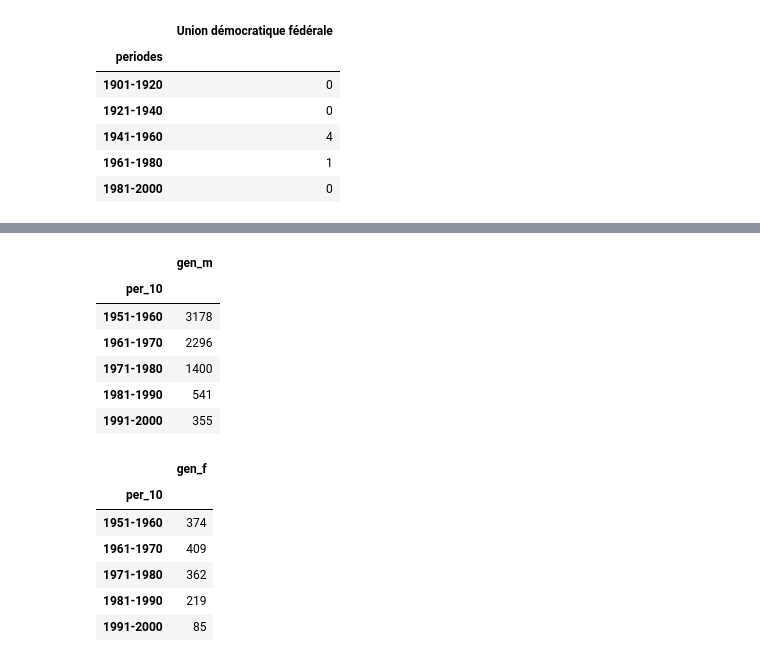
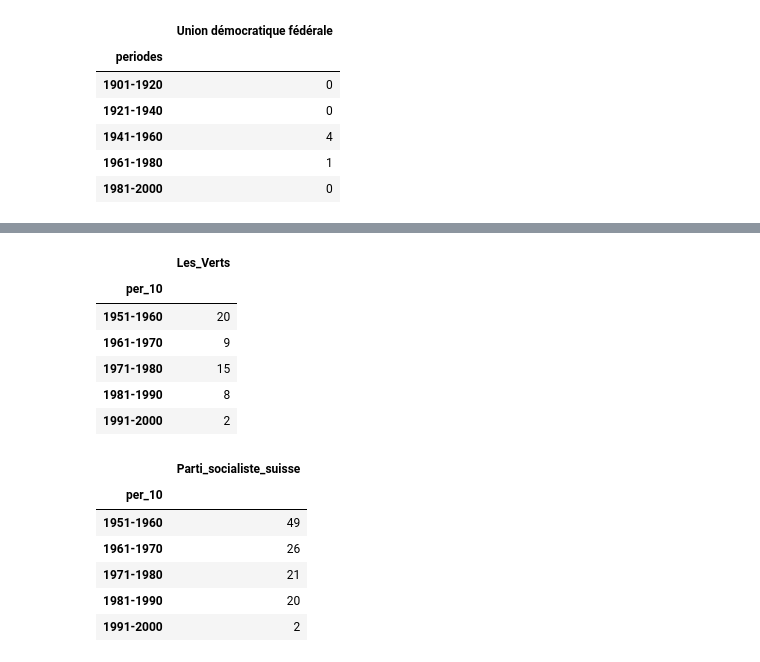
Before and after one commit to tbu02/swiss_national_council, a Jupyter notebook: notebooks_jupyter/wdt_distribution_partis_triplestore.ipynb, the cells around one changed output, grey strips where cells are left out. Saved outputs shown, nothing was run; the diff lists cells and outputs as text; code cells hidden in the pictures.

```diff
--- a/notebooks_jupyter/wdt_distribution_partis_triplestore.ipynb
+++ b/notebooks_jupyter/wdt_distribution_partis_triplestore.ipynb
@@ -129,17 +129,17 @@ def code_politicalparty(pp_uri):
     if pp_uri == 'http://www.wikidata.org/entity/Q13850128':
         a = 'Parti radical-démocratique'
     elif pp_uri =='http://www.wikidata.org/entity/Q303745':
-        a = 'Parti socialiste suisse'
+        a = 'Parti_socialiste_suisse'
     elif pp_uri =='http://www.wikidata.org/entity/Q659461':
-        a = 'Parti démocrate-chrétien'
+        a = 'Parti_démocrate_chrétien'
     elif pp_uri =='http://www.wikidata.org/entity/Q385258':
-        a = 'Union démocratique du centre'
+        a = 'Union_démocratique_du_centre'
     elif pp_uri =='http://www.wikidata.org/entity/Q202638':
-        a = 'Parti libéral-radical'
+        a = 'Parti_libéral_radical'
     elif pp_uri =='http://www.wikidata.org/entity/Q667785':
         a = 'Parti libéral suisse'
     elif pp_uri =='http://www.wikidata.org/entity/Q100934025':
-        a = 'Le centre'
+        a = 'Le_centre'
     elif pp_uri =='http://www.wikidata.org/entity/Q477228':
         a = 'Parti des paysans, artisans et indépendants'
     elif pp_uri =='http://www.wikidata.org/entity/Q667718':
@@ -155,7 +155,7 @@ def code_politicalparty(pp_uri):
     elif pp_uri =='http://www.wikidata.org/entity/Q667836':
         a = 'Union démocratique fédérale'
     elif pp_uri =='http://www.wikidata.org/entity/Q659739':
-        a = 'Les Verts'
+        a = 'Les_Verts'
     elif pp_uri =='http://www.wikidata.org/entity/Q545900':
         a = 'Vertlibéraux'
     else:
@@ -554,4 +554,4 @@ on restraint la période analysée à l'époque contemporaine et on affine avec
 # %%
-l_10 = list(range(1781, 2010, 10))
+l_10 = list(range(1941, 2010, 10))
 print(l_10[:5],l_10[-5:])
 # %% [output]
@@ -576,26 +576,26 @@ cdf_p.head(3)
 # %%
-### On regroupe par genre comme ci-dessus
-gender_m_10 = pd.DataFrame(cdf_p[(cdf_p.genCode == 'M') & (cdf_p.birthYear > 1850)].groupby('per_10').size())
-gender_m_10.columns = ['gen_m']
-gender_m_10.tail()
+### On regroupe par parti comme ci-dessus
+pp_v_10 = pd.DataFrame(cdf_p[(cdf_p.ppCode == 'Les_Verts') & (cdf_p.birthYear > 1850)].groupby('per_10', observed=False).size())
+pp_v_10.columns = ['Les_Verts']
+pp_v_10.tail()
 # %% [output]
-|  | gen_m |
+|  | Les_Verts |
 | per_10 |  |
-| 1951-1960 | 3178 |
-| 1961-1970 | 2296 |
-| 1971-1980 | 1400 |
-| 1981-1990 | 541 |
-| 1991-2000 | 355 |
+| 1951-1960 | 20 |
+| 1961-1970 | 9 |
+| 1971-1980 | 15 |
+| 1981-1990 | 8 |
+| 1991-2000 | 2 |
 # %%
 ### Idem
-gender_f_10 = pd.DataFrame(cdf_p[(cdf_p.genCode == 'F')& (cdf_p.birthYear > 1850)].groupby('per_10').size())
-gender_f_10.columns = ['gen_f']
-gender_f_10.tail()
+pp_pss_10 = pd.DataFrame(cdf_p[(cdf_p.ppCode == 'Parti_socialiste_suisse') & (cdf_p.birthYear > 1850)].groupby('per_10', observed=False).size())
+pp_pss_10.columns = ['Parti_socialiste_suisse']
+pp_pss_10.tail()
 # %% [output]
-|  | gen_f |
+|  | Parti_socialiste_suisse |
 | per_10 |  |
-| 1951-1960 | 374 |
-| 1961-1970 | 409 |
-| 1971-1980 | 362 |
-| 1981-1990 | 219 |
-| 1991-2000 | 85 |
+| 1951-1960 | 49 |
+| 1961-1970 | 26 |
+| 1971-1980 | 21 |
+| 1981-1990 | 20 |
+| 1991-2000 | 2 |
```
Also changed, not shown: parts of 34 cells of this notebook, 4 other files.
